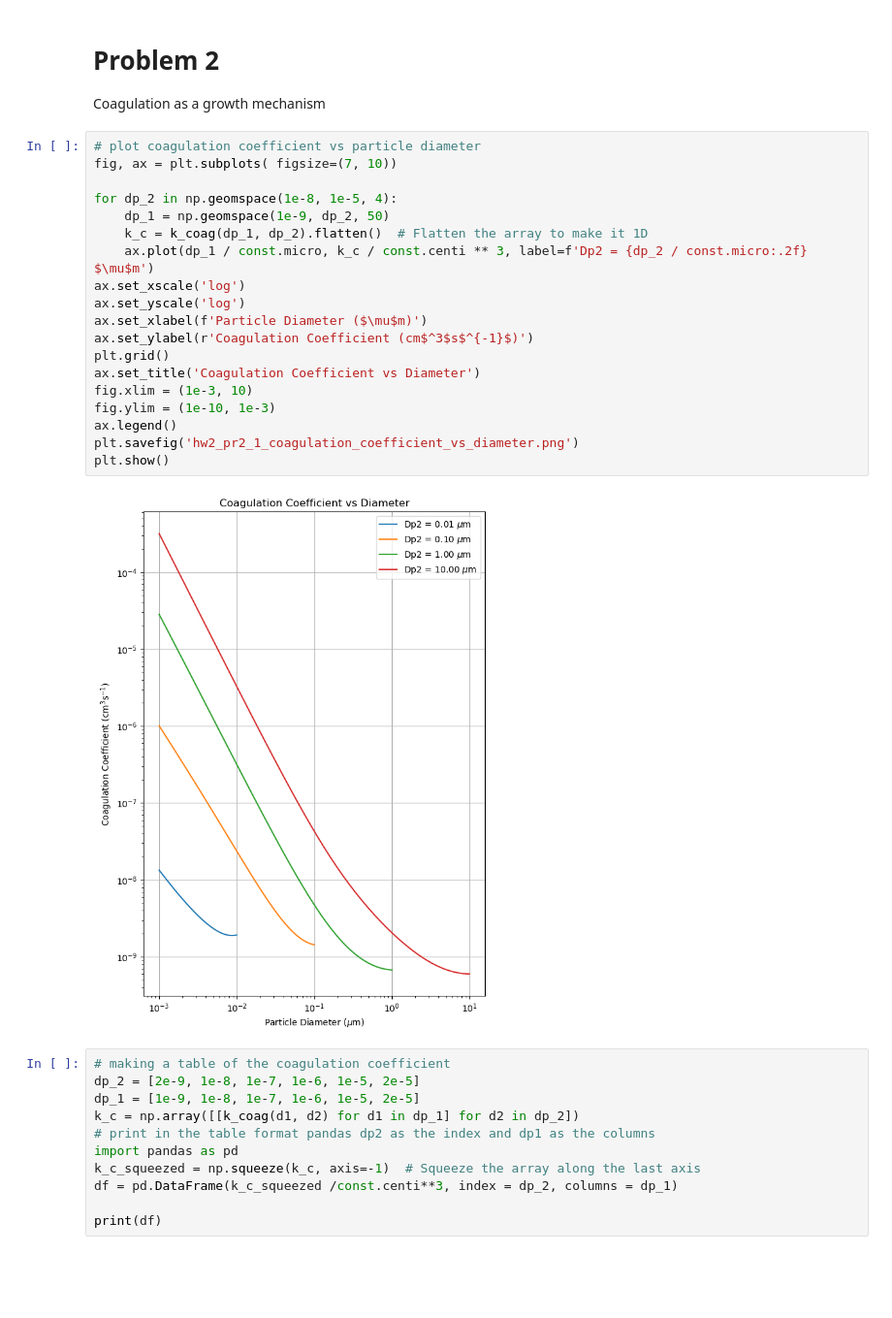
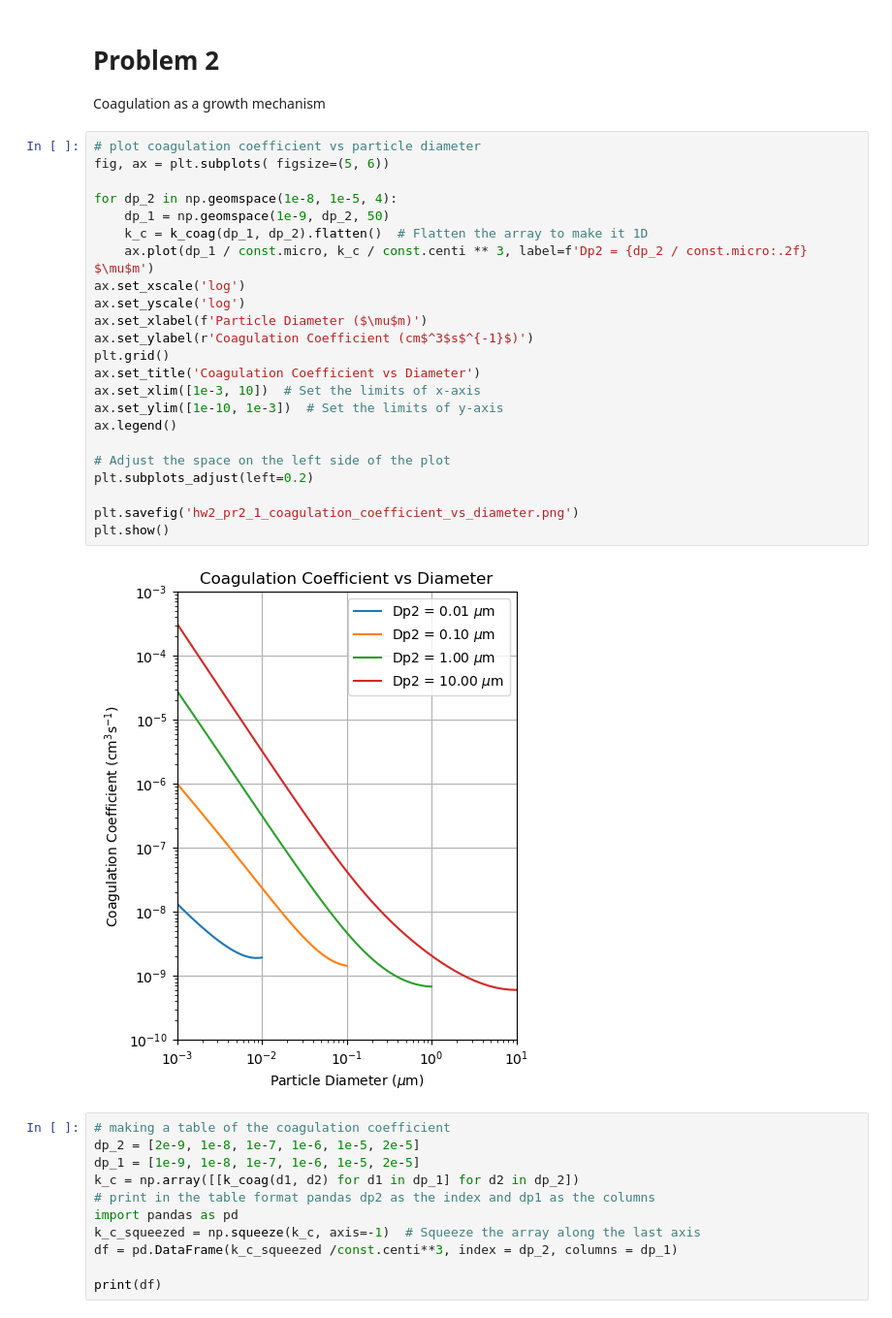
Before and after one commit to masoud-akbarzadeh/aerosol_clouds_class, a Jupyter notebook: hw2_aerosol_physics/HW_2_Aero_cond_coag.ipynb, the cells around one changed output. Shown at 97% size. Saved outputs shown, nothing was run; the diff lists cells and outputs as text; blank space fills up the shorter version.

```diff
--- a/hw2_aerosol_physics/HW_2_Aero_cond_coag.ipynb
+++ b/hw2_aerosol_physics/HW_2_Aero_cond_coag.ipynb
@@ -293,25 +293,29 @@ plt.show()
 Coagulation as a growth mechanism
 # %%
 # plot coagulation coefficient vs particle diameter
-fig, ax = plt.subplots( figsize=(7, 10))
+fig, ax = plt.subplots( figsize=(5, 6))
 
 for dp_2 in np.geomspace(1e-8, 1e-5, 4):
     dp_1 = np.geomspace(1e-9, dp_2, 50)
     k_c = k_coag(dp_1, dp_2).flatten()  # Flatten the array to make it 1D
     ax.plot(dp_1 / const.micro, k_c / const.centi ** 3, label=f'Dp2 = {dp_2 / const.micro:.2f} $\mu$m')
 ax.set_xscale('log')
 ax.set_yscale('log')
 ax.set_xlabel(f'Particle Diameter ($\mu$m)')
 ax.set_ylabel(r'Coagulation Coefficient (cm$^3$s$^{-1}$)')
 plt.grid()
 ax.set_title('Coagulation Coefficient vs Diameter')
-fig.xlim = (1e-3, 10)
-fig.ylim = (1e-10, 1e-3)
+ax.set_xlim([1e-3, 10])  # Set the limits of x-axis
+ax.set_ylim([1e-10, 1e-3])  # Set the limits of y-axis
 ax.legend()
+
+# Adjust the space on the left side of the plot
+plt.subplots_adjust(left=0.2)
+
 plt.savefig('hw2_pr2_1_coagulation_coefficient_vs_diameter.png')
 plt.show()
 # %% [output]
-[figure, old version]
+[figure, new version]
 # %%
 # making a table of the coagulation coefficient
 dp_2 = [2e-9, 1e-8, 1e-7, 1e-6, 1e-5, 2e-5]
```
Also changed, not shown: 7 other files.
